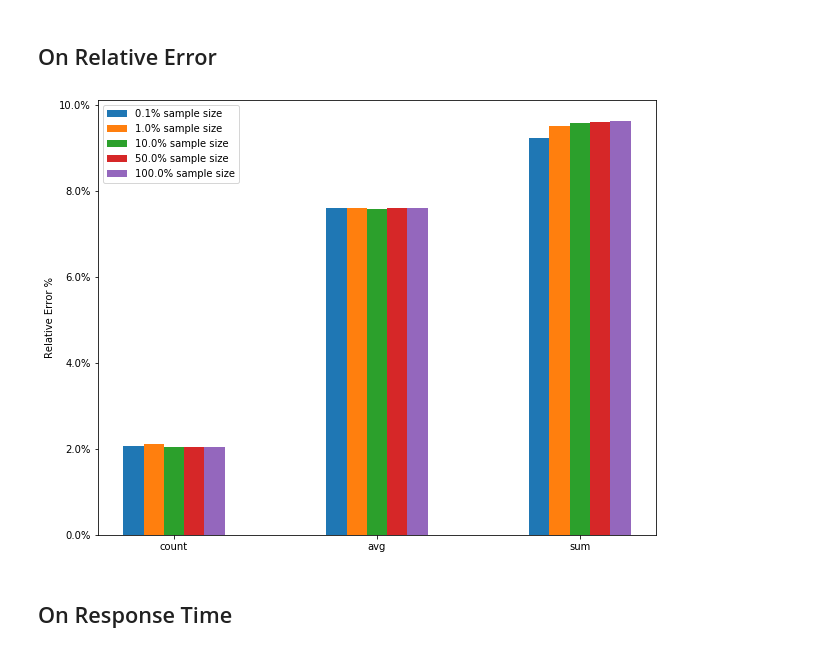
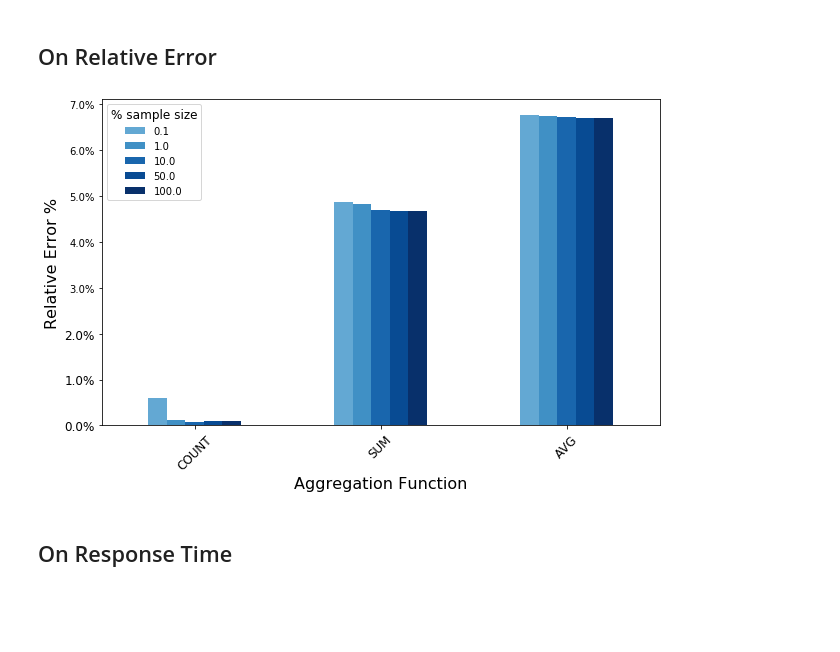
Before and after one commit to raphaelreis/DBest, a Jupyter notebook: src/main/python/analysis_plots.ipynb, the cells around one changed output. Saved outputs shown, nothing was run; the diff lists cells and outputs as text; code cells hidden in the pictures; blank space fills up the shorter version.

```diff
--- a/src/main/python/analysis_plots.ipynb
+++ b/src/main/python/analysis_plots.ipynb
@@ -32,8 +39,11 @@ def load_results(dir_, subdir_error, compared_objects):
         with open(dir_ + subdir_time + time_file_name) as infile:
             response_time = json.load(infile)
 
+        relative_error = {k.upper():v for k,v in relative_error.items()}
+        response_time = {k.upper():v for k,v in response_time.items()}
+
         res = {"error": format_percentage(relative_error), "time": format_time(response_time)}
 
-        results[k] = res
+        results[k * 100.0] = res
 
     return results
@@ -55,9 +50,36 @@ def plot_bar(results, results_type="error", figsize=(10, 6), bar_width=0.2):
+# %%
+def plot_bar(results, variant = "%sample size", value = "error", figsize=(10, 6), _type="bar", n_elem=5):
+    cmap = mpl.cm.Blues(np.linspace(0,1,20))
+    cmap = mpl.colors.ListedColormap(cmap[10:,:-1])
+    df = pd.concat({k: pd.DataFrame(v) for k, v in results.items()}).reset_index()
+    df.columns = [variant, "Aggregation Function", "error", "time"]
+    table = pd.pivot_table(df.loc[:,[variant, "Aggregation Function", value]],\
+                                 index="Aggregation Function", columns=variant, values=value)
+    table = table.loc[["COUNT", "SUM", "AVG"]]
+
+    fig, ax = plt.subplots(figsize=figsize)
+    table.plot(kind=_type, cmap=plt.get_cmap(cmap, n_elem), figsize=figsize, ax=ax)
+    return fig, ax
+# %%
+def format_barplot(ax, y_label='Relative Error %', x_label="Aggregation Function", variant="% sample size"):
+    ax.set_ylabel(y_label, fontsize=label_fontsize)
+    ax.set_xlabel(x_label, fontsize=label_fontsize)
+    ax.legend(title=variant, title_fontsize=title_fontsize)
+    if y_label == 'Relative Error %':
+        ax.yaxis.set_major_formatter(mtick.PercentFormatter())
+    for xtick, ytick in zip(ax.xaxis.get_major_ticks(), ax.yaxis.get_major_ticks()):
+            xtick.label.set_fontsize(tick_fontsize)
+            xtick.label.set_rotation(45)
+            ytick.label.set_fontsize(tick_fontsize)
+    return ax
 # %% [markdown]
 # Influence of sample size
 # %%
-compared_objects = [0.001, 0.01, 0.1,0.5, 1.0]
-root = "../../../"
-dir_name = "results/{}/sensitive_analysis/sample_size/model_based/".format(mode)
+# Process takes 6 min
+compared_objects = [0.001, 0.01, 0.1, 0.5, 1.0]
+# compared_objects = [0.1, 1.0, 10.0, 50.0, 100.0]
+# dir_name = "results/{}/sensitive_analysis_{}/sample_size/model_based/".format(mode, model)
+dir_name = "results/{}/sensitive_analysis/sample_size/model_based/".format(mode, model)
 dir_ = root + dir_name
 subdir_error = "relative_error/"
 subdir_time = "response_time/"
@@ -81,12 +101,11 @@ plot_legend = list(map(lambda x: str(x * 100) + "% sample size", compared_object
 # %% [markdown]
 ## On Relative Error
-# %%
-fig, ax = plot_bar(model_based_results, figsize=(10, 8), bar_width=0.1)
-ax.yaxis.set_major_formatter(mtick.PercentFormatter())
-ax.set_ylabel('Relative Error %')
-ax.legend(plot_legend, loc='upper left')
-plt.show()
-# %% [output]
-[figure, removed]
+# %%
+variant = "% sample size"
+fig1, ax1 = plot_bar(model_based_results, variant=variant, value="error")
+ax = format_barplot(ax1)
+plt.show()
+# %% [output]
+[figure, added]
 # %% [markdown]
 ## On Response Time
```
Also changed, not shown: parts of 31 cells of this notebook, 11 other files.
